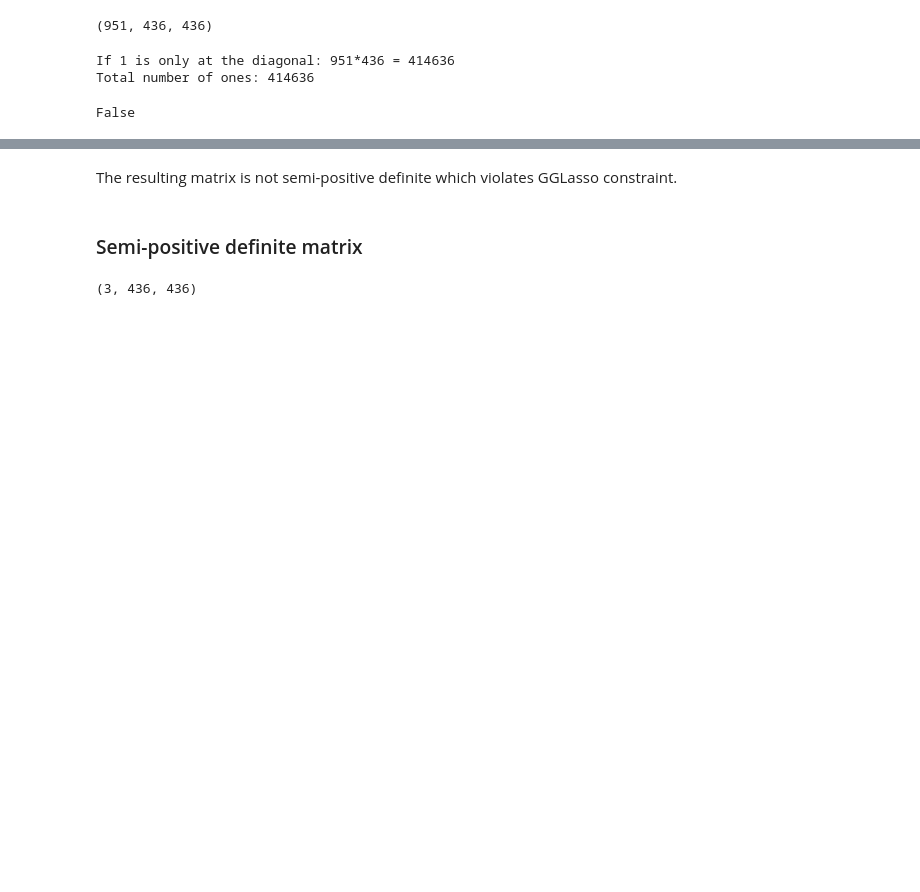
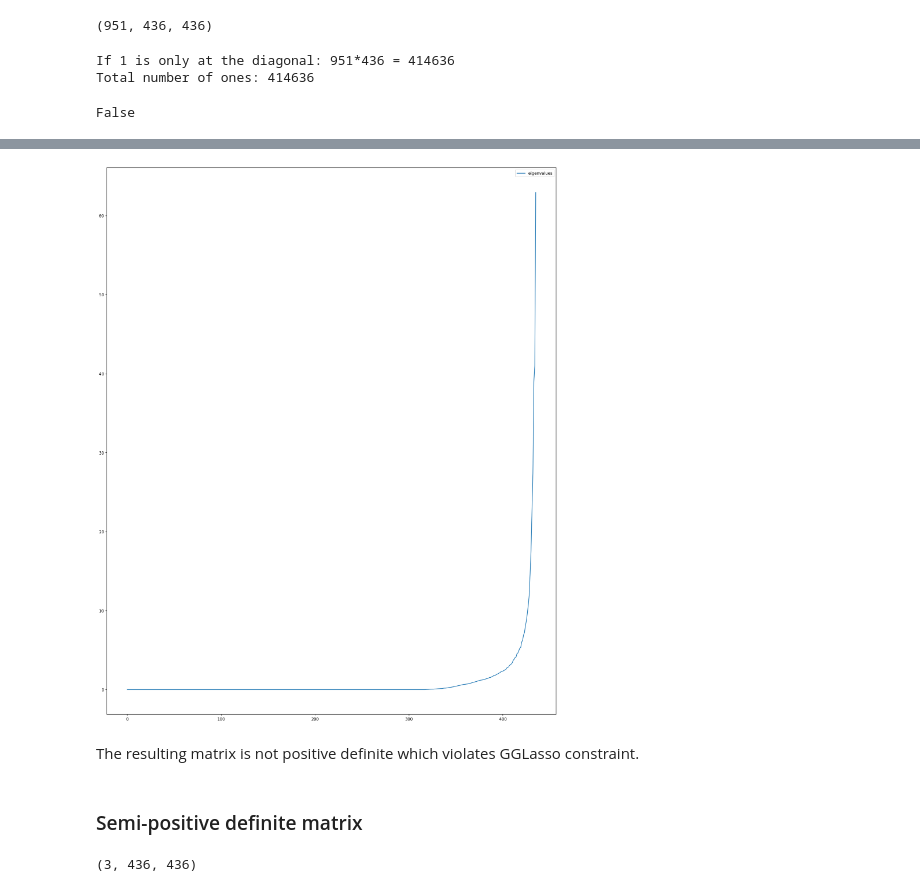
Before and after one commit to Vlasovets/brain_challenge, a Jupyter notebook: gglasso_notebook.ipynb, the cells around one changed output, grey strips where cells are left out. Drawn from its saved outputs; the diff is of its cells as text; code cells hidden in the pictures; blank space fills up the shorter version.

Commit message:
resolve spd problem by finding very small eigenvalues

```diff
--- a/gglasso_notebook.ipynb
+++ b/gglasso_notebook.ipynb
@@ -125,0 +138,4 @@ array([[1.+0.j, 0.+0.j],
+# %%
+I = np.eye(436)
+# %%
+test_C = C[0] + I*0.000001
@@ -126,5 +187,21 @@ array([[1.+0.j, 0.+0.j],
+# %%
+import matplotlib.pyplot as plt
+from matplotlib.pyplot import figure
+
+figure(figsize=(20, 25), dpi=150)
+
+
+eigenvalues = np.array([np.array([np.sort(np.linalg.eigvals(test_C))])])
+eigenvalues
+
+plt.plot(np.real(eigenvalues[0][0]), label="eigenvalues")
+# plt.yscale('log')
+plt.legend()
+plt.show()
+# %% [output]
+[figure, added]
 # %% [markdown]
-The resulting matrix is not semi-positive definite which violates GGLasso constraint.
+The resulting matrix is not positive definite which violates GGLasso constraint.
 # %% [markdown]
 ### Semi-positive definite matrix
 # %%
```
Also changed, not shown: parts of 6 cells of this notebook.
